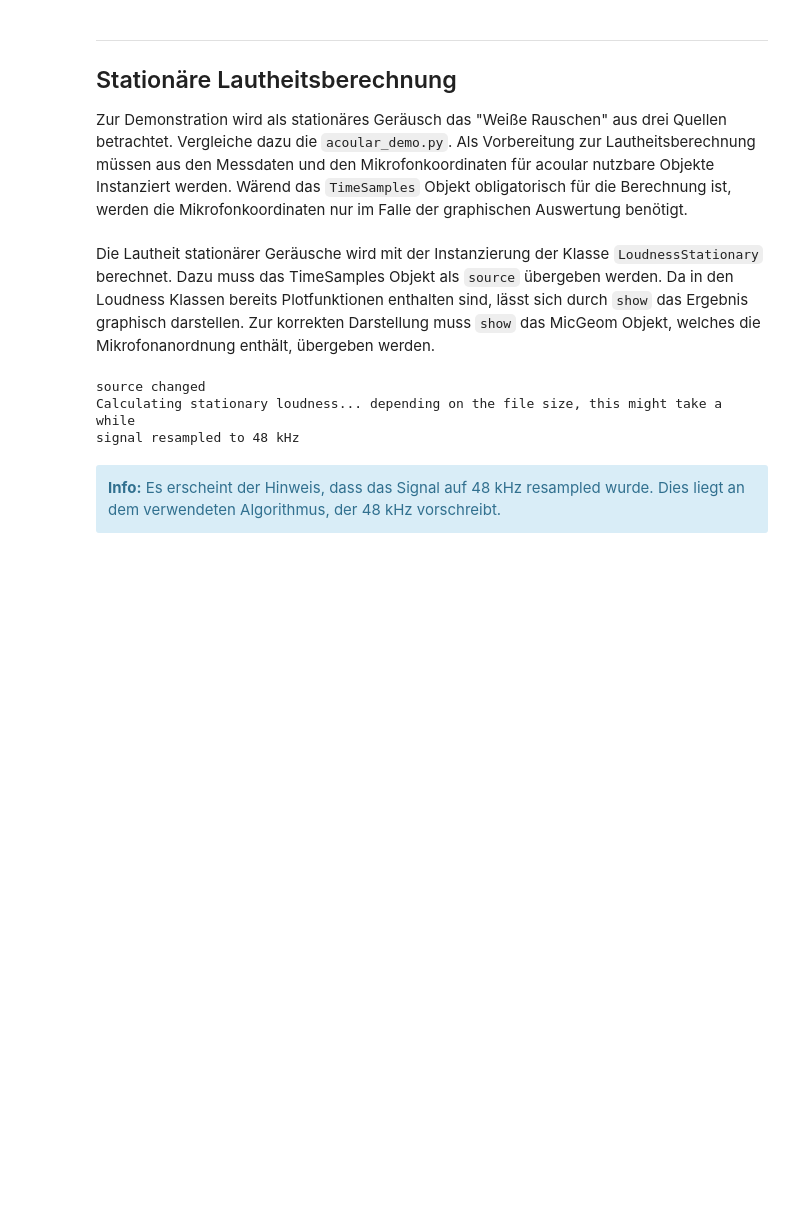
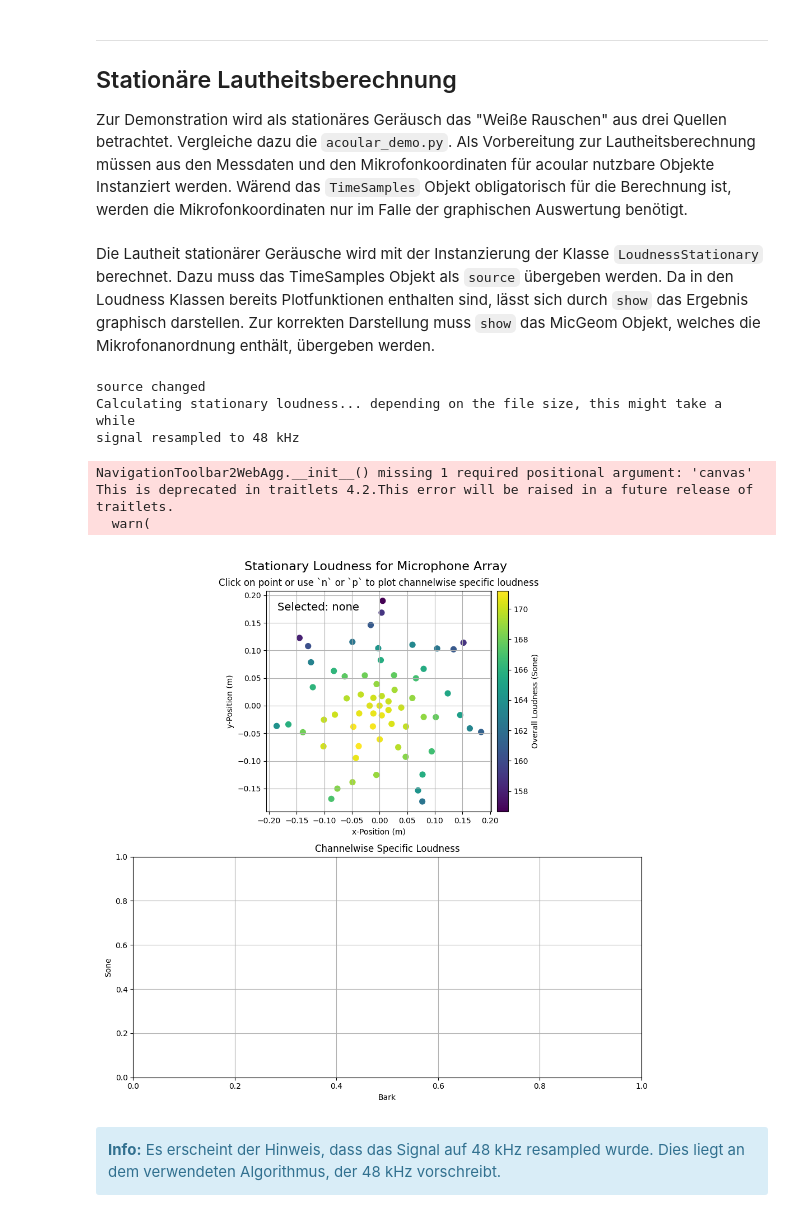
Before and after one commit to hoyer-a/acoular, a Jupyter notebook: demo_loudness/example_loudness_demo.ipynb, the cells around one changed output. Saved outputs shown, nothing was run; the diff lists cells and outputs as text; code cells hidden in the pictures; blank space fills up the shorter version.

Commit message:
fixed plots and data read. imshow now as figure. .show(m) changed to .visualize(m)

```diff
--- a/demo_loudness/example_loudness_demo.ipynb
+++ b/demo_loudness/example_loudness_demo.ipynb
@@ -52,8 +53,8 @@ import numpy as np
 Zur Demonstration wird als stationäres Geräusch das "Weiße Rauschen" aus drei Quellen betrachtet. Vergleiche dazu die `acoular_demo.py`.
 Als Vorbereitung zur Lautheitsberechnung müssen aus den Messdaten und den Mikrofonkoordinaten für acoular nutzbare Objekte Instanziert werden. Wärend das `TimeSamples` Objekt obligatorisch für die Berechnung ist, werden die Mikrofonkoordinaten nur im Falle der graphischen Auswertung benötigt.
 # %%
-datafile = os.path.join(os.getcwd(),'data\\three_sources.h5')
-micgeofile = os.path.join(os.getcwd(),'data\\array_64.xml')
+datafile = os.path.join(os.getcwd(),'data','three_sources.h5')
+micgeofile = os.path.join(os.getcwd(),'data','array_64.xml')
 
 mg = MicGeom(from_file = micgeofile)
 ts = MaskedTimeSamples(name = datafile)
@@ -61,11 +62,15 @@ ts = MaskedTimeSamples(name = datafile)
 Die Lautheit stationärer Geräusche wird mit der Instanzierung der Klasse `LoudnessStationary` berechnet. Dazu muss das TimeSamples Objekt als `source` übergeben werden. Da in den Loudness Klassen bereits Plotfunktionen enthalten sind, lässt sich durch `show` das Ergebnis graphisch darstellen. Zur korrekten Darstellung muss `show` das MicGeom Objekt, welches die Mikrofonanordnung enthält, übergeben werden.
 # %%
 ld_st = LoudnessStationary(source=ts)
-ld_st.show(mg)
+ld_st.visualize(mg)
 # %% [output]
 source changed
 Calculating stationary loudness... depending on the file size, this might take a while
 signal resampled to 48 kHz
+NavigationToolbar2WebAgg.__init__() missing 1 required positional argument: 'canvas'
+This is deprecated in traitlets 4.2.This error will be raised in a future release of traitlets.
+  warn(
+[figure, added]
 # %% [markdown]
 <div class="alert alert-block alert-info">
 <b>Info:</b> Es erscheint der Hinweis, dass das Signal auf 48 kHz resampled wurde. Dies liegt an dem verwendeten Algorithmus, der 48 kHz vorschreibt.
```
Also changed, not shown: parts of 6 cells of this notebook, 4 other files.
